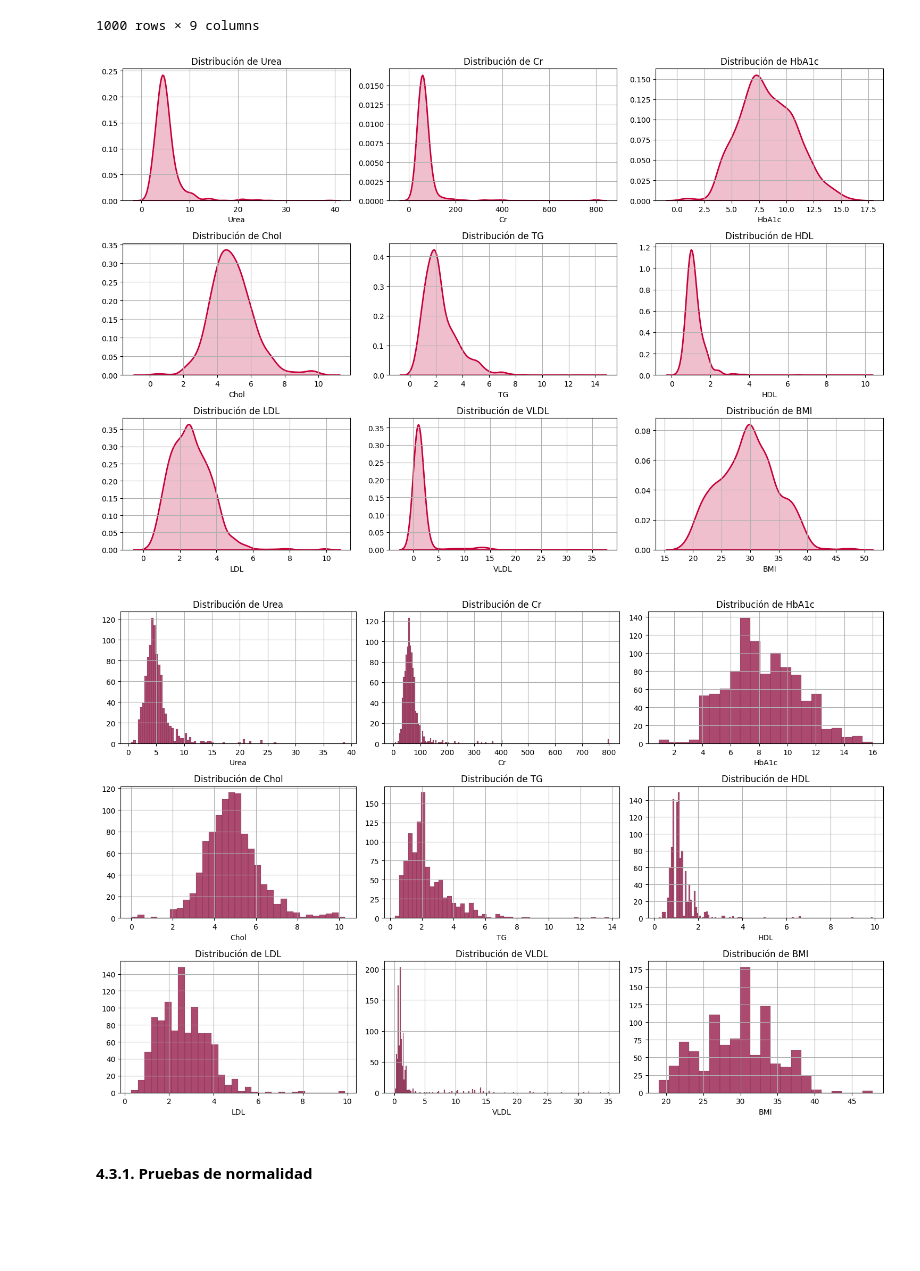
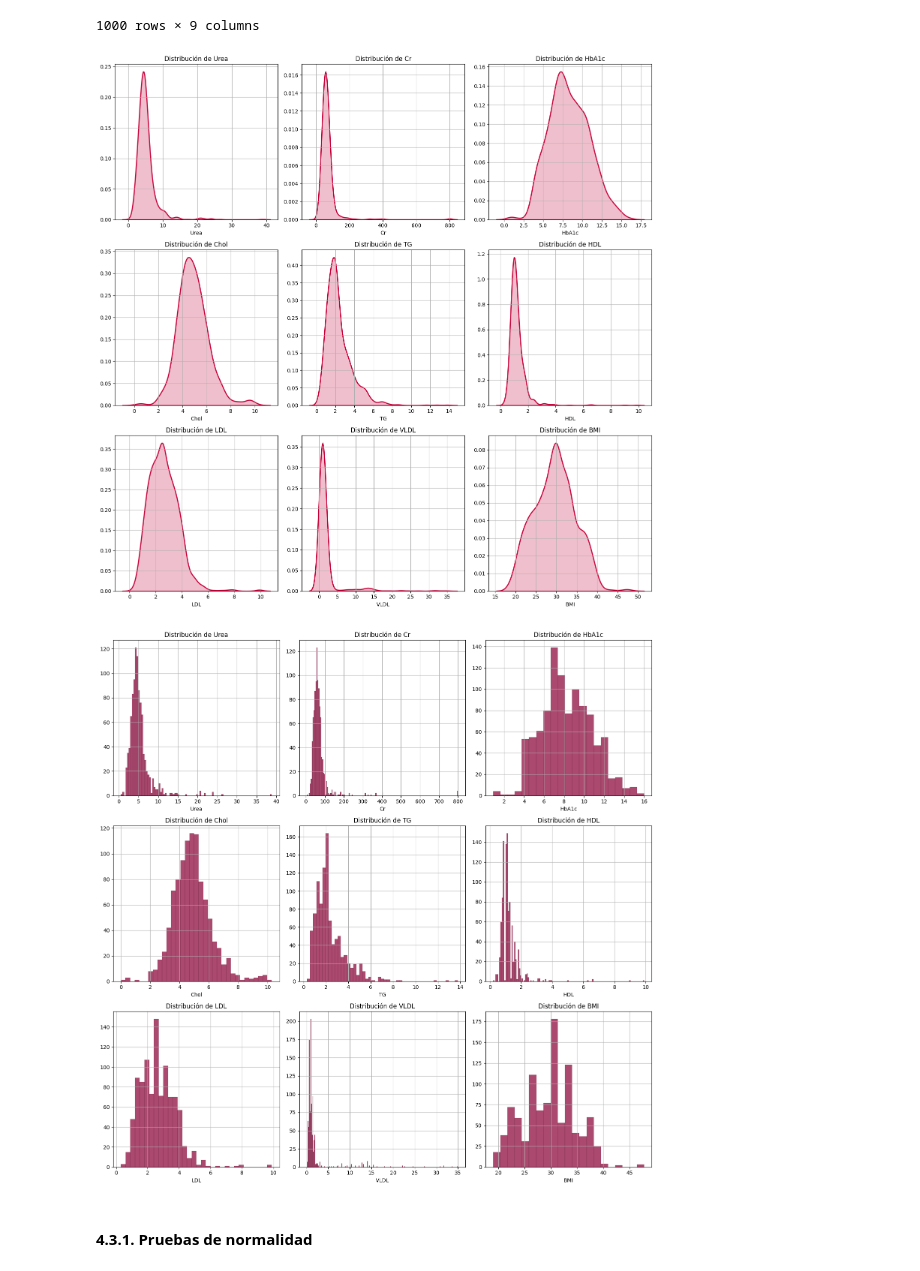
Before and after one commit to peAstaiza/cervisCancerPrediccion, a Jupyter notebook: scripts/EDA/EDA.ipynb, the cells around one changed output. Drawn from its saved outputs; the diff is of its cells as text; code cells hidden in the pictures; blank space fills up the shorter version.

```diff
--- a/scripts/EDA/EDA.ipynb
+++ b/scripts/EDA/EDA.ipynb
@@ -171,31 +171,31 @@ df_datos_copy
 1000 rows × 9 columns
 # %%
 columnas = df_datos_copy.columns.values.reshape(3,3)
-fig, ax = plt.subplots(ncols=3,nrows=3, figsize=(15,10))
+fig, ax = plt.subplots(ncols=3,nrows=3, figsize=(15,15))
 for i in range(3):
     for j in range(3):
         sns.kdeplot(data=df_datos_copy, x=columnas[i][j], ax=ax[i][j], fill=True,color='#C70039',linewidth=2)
         ax[i][j].grid()
         ax[i][j].set_title(f'Distribución de {columnas[i][j]}')
         ax[i][j].set_ylabel('')
-plt.savefig(r'\documents\Data_understanding\data_img\EDA_distribución_características_kdeplot.png')
+plt.savefig(r'\documents\Data_understanding\data_img\EDA_distribucion_características_kdeplot.png')
 fig.tight_layout()
 plt.show()
 # %% [output]
-[figure, old version]
+[figure, new version]
 # %%
-fig, ax = plt.subplots(ncols=3,nrows=3, figsize=(15,10))
+fig, ax = plt.subplots(ncols=3,nrows=3, figsize=(15,15))
 for i in range(3):
     for j in range(3):
         sns.histplot(data=df_datos_copy, x=columnas[i][j], ax=ax[i][j], color='#900C3F',linewidth=0.1)
         ax[i][j].grid()
         ax[i][j].set_title(f'Distribución de {columnas[i][j]}')
         ax[i][j].set_ylabel('')
-plt.savefig(r'\documents\Data_understanding\data_img\EDA_distribución_características_histplot.png')
+plt.savefig(r'\documents\Data_understanding\data_img\EDA_distribucion_características_histplot.png')
 fig.tight_layout()
 plt.show()
 # %% [output]
-[figure, old version]
+[figure, new version]
 # %% [markdown]
 #### **4.3.1. Pruebas de normalidad**
 # %%
```
Also changed, not shown: parts of 2 cells of this notebook, 7 other files.
